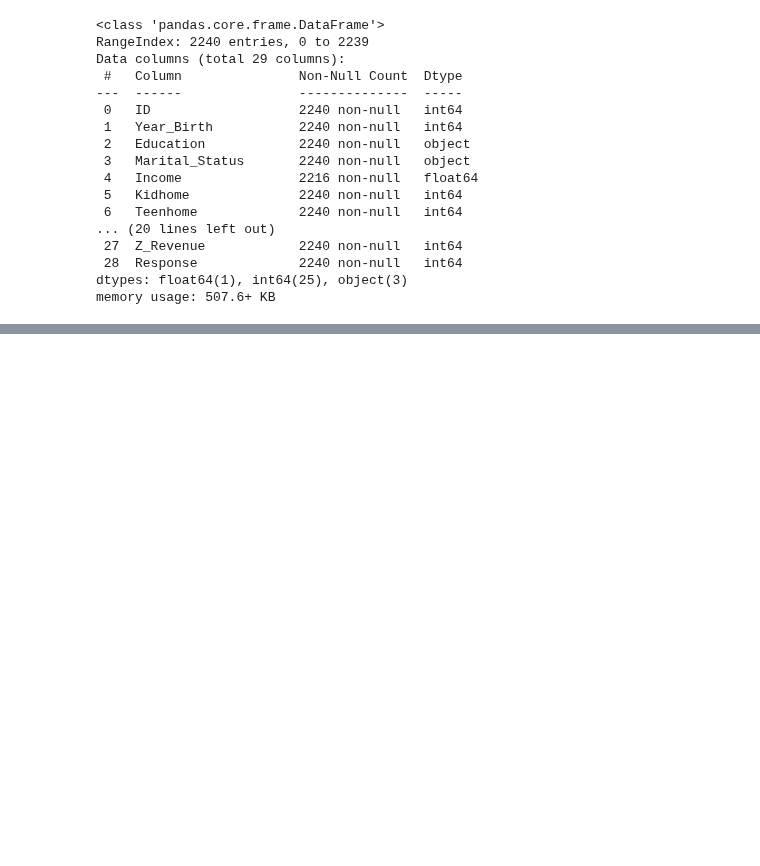
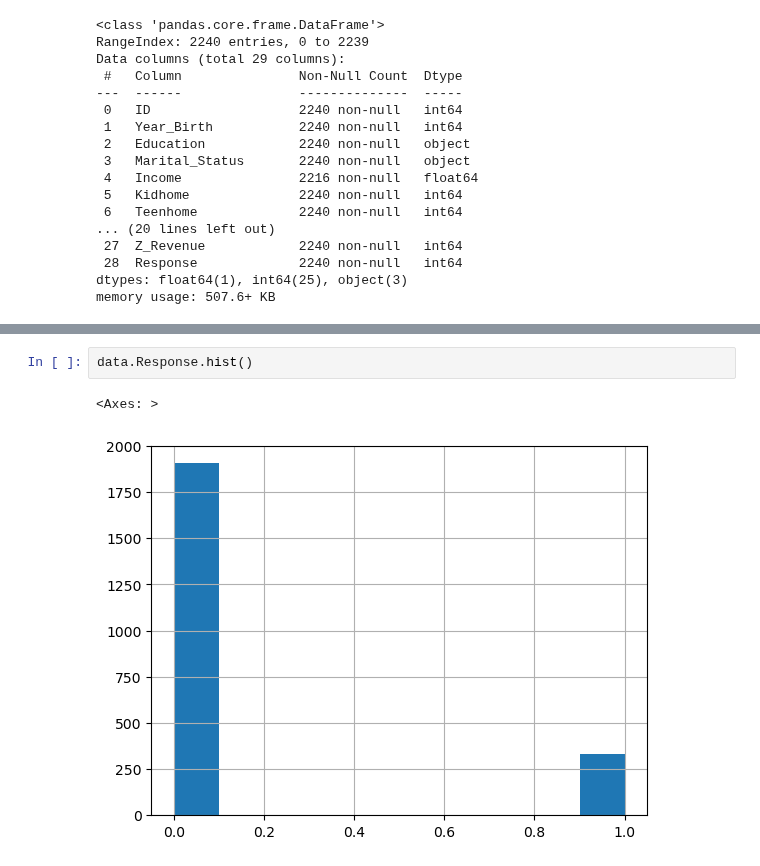
Before and after one commit to imdwipayana/Battlefield, a Jupyter notebook: reinforcement_learning/RL_example_from_Kaggle.ipynb, the cells around one changed output, grey strips where cells are left out. Saved outputs shown, nothing was run; the diff lists cells and outputs as text; blank space fills up the shorter version.

```diff
--- a/reinforcement_learning/RL_example_from_Kaggle.ipynb
+++ b/reinforcement_learning/RL_example_from_Kaggle.ipynb
@@ -39,0 +65,5 @@ memory usage: 507.6+ KB
+# %%
+data.Response.hist()
+# %% [output]
+<Axes: >
+[figure, added]
```
Also changed, not shown: parts of 33 cells of this notebook.
